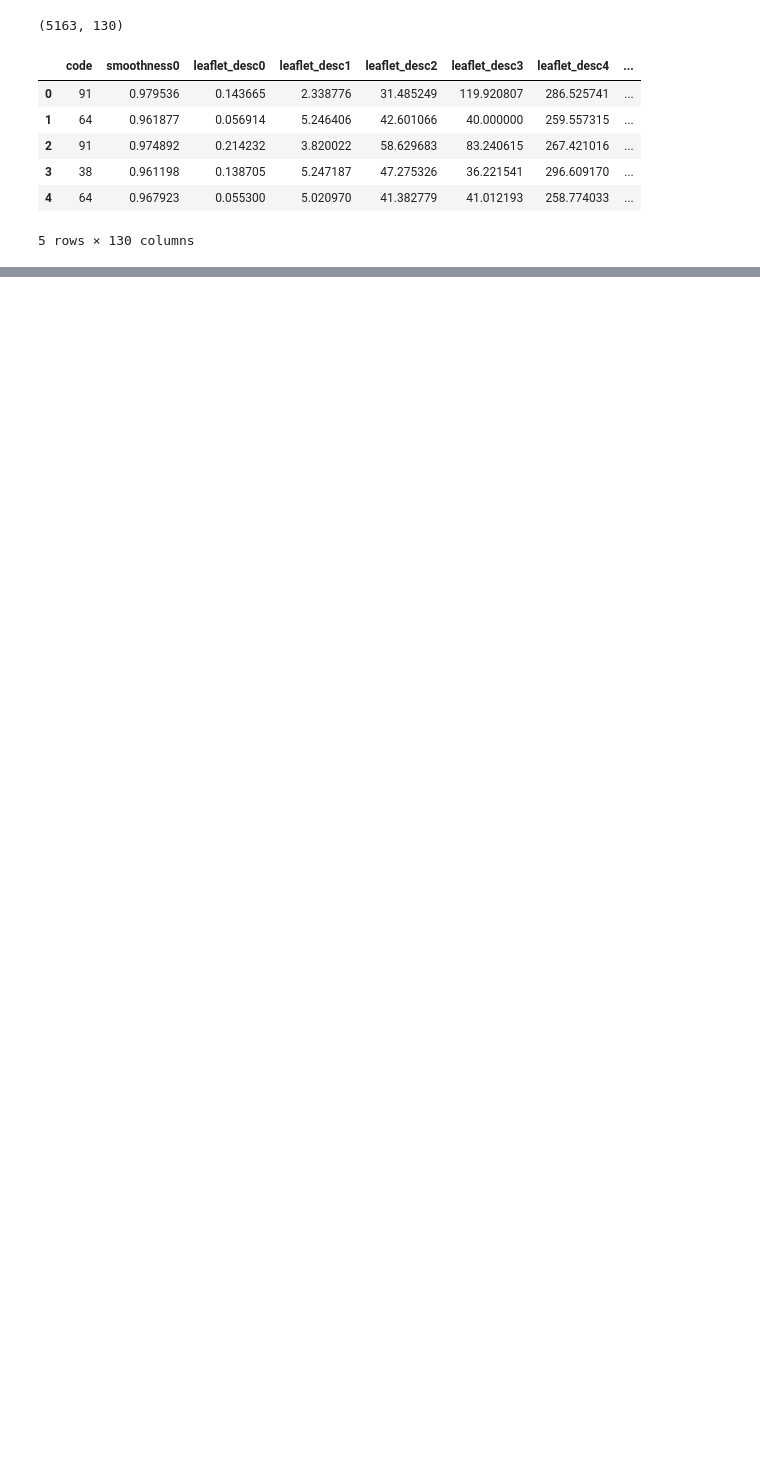
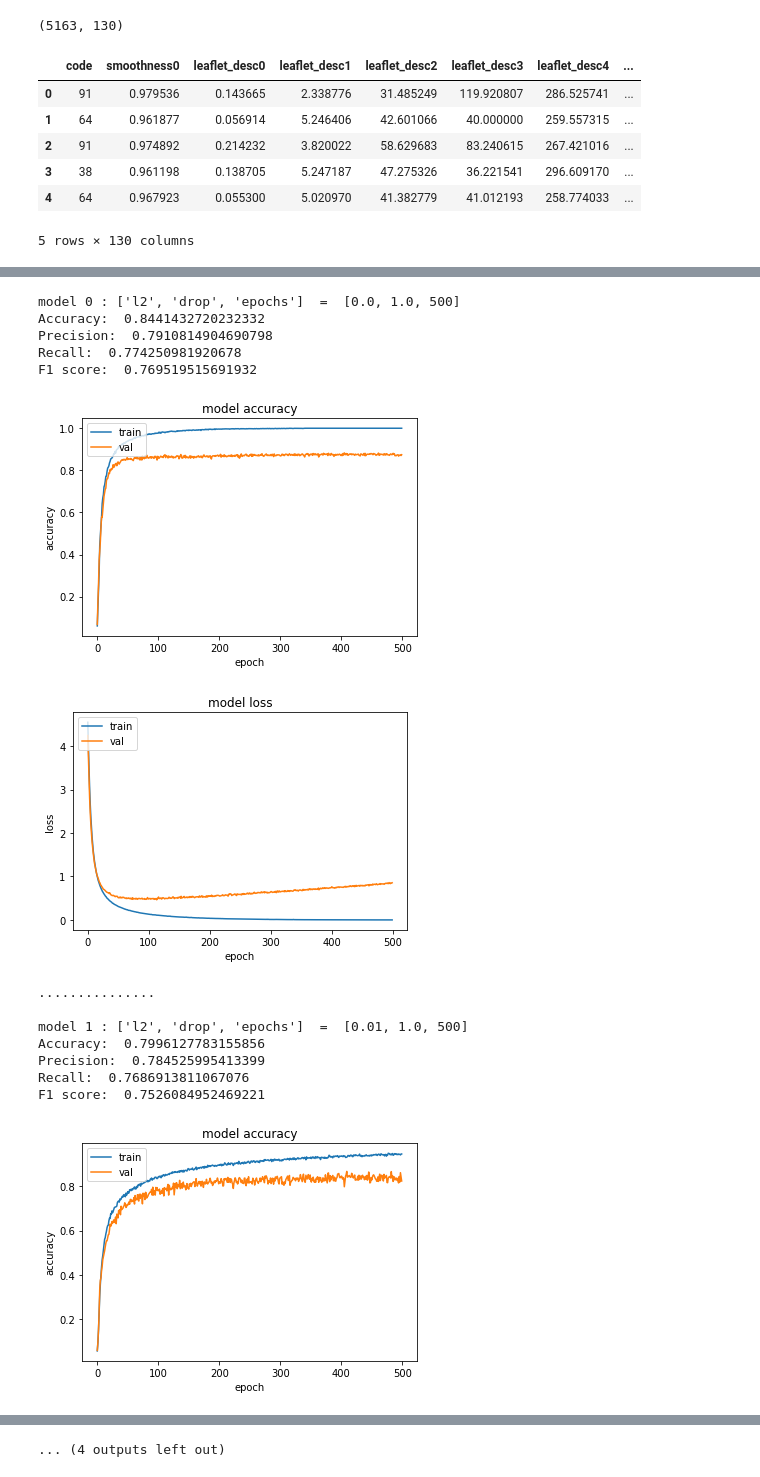
Before and after one commit to darkreqnx/leaf-classifier, a Jupyter notebook: leaves_neuralNet.ipynb, the cells around one changed output, grey strips where cells are left out. Cells and saved outputs as stored; diff of their text form; code cells hidden in the pictures; blank space fills up the shorter version.

```diff
--- a/leaves_neuralNet.ipynb
+++ b/leaves_neuralNet.ipynb
@@ -49,17 +51,3 @@ scaler = MinMaxScaler()
 X_train_scaled = scaler.fit_transform(X_train)
 X_val_scaled = scaler.fit_transform(X_val)
 X_test_scaled = scaler.fit_transform(X_test)
-# %%
-# model: 129/1024/512/122 with relu and dropout
-model = Sequential()
-model.add(Dense(1024,input_dim=129))
-model.add(Dropout(0.5))
-model.add(Activation('relu'))
-model.add(Dense(512))
-model.add(Dropout(0.5))
-model.add(Activation('relu'))
-model.add(Dense(122))
-model.add(Activation('softmax'))
-
-model.compile(loss='categorical_crossentropy',optimizer='adam',metrics=['accuracy'])
-history = model.fit(X_train_scaled,y_train,validation_split=0.0,validation_data=(X_val_scaled,y_val),batch_size=128,epochs=100,verbose=1)
@@ -106,0 +129,9 @@ dict_keys(['val_loss', 'val_accuracy', 'loss', 'accuracy'])
+# %%
+# accuracy, precision, recacll, f-score
+def reportMetrics(mdl, testx, testy):
+  y_pred = mdl.predict(testx)
+  y_pred_bool = np.argmax(y_pred, axis=1)
+  print("Accuracy: ",accuracy_score(np.argmax(testy, axis=1), y_pred_bool))
+  print("Precision: ",precision_score(np.argmax(testy, axis=1), y_pred_bool, average='macro'))
+  print("Recall: ",recall_score(np.argmax(testy, axis=1), y_pred_bool, average='macro'))
+  print("F1 score: ", f1_score(np.argmax(testy, axis=1), y_pred_bool, average='macro'))
@@ -106,0 +140,7 @@ dict_keys(['val_loss', 'val_accuracy', 'loss', 'accuracy'])
+# %%
+# model: 129/256/122
+for i,par in enumerate(netw_params_3L):
+  print(netw_params_3L_ref)
+  print(par)
+  globals()["model"+str(i)], globals()["history"+str(i)] = buildNeuralNet(3, par)
+  print("...............\n")
@@ -106,0 +165,23 @@ dict_keys(['val_loss', 'val_accuracy', 'loss', 'accuracy'])
+# %%
+# loss plots for 129/256/122 model
+for i,par in enumerate(netw_params_3L):
+  print("model",i,":", netw_params_3L_ref," = ",par)
+  reportMetrics(globals()["model"+str(i)], X_test_scaled, y_test)
+  lossAccuracyPlots(globals()["history"+str(i)])
+  print("...............\n")
+# %% [output]
+model 0 : ['l2', 'drop', 'epochs']  =  [0.0, 1.0, 500]
+Accuracy:  0.8441432720232332
+Precision:  0.7910814904690798
+Recall:  0.774250981920678
+F1 score:  0.769519515691932
+[figure, added]
+[figure, added]
+...............
+
+model 1 : ['l2', 'drop', 'epochs']  =  [0.01, 1.0, 500]
+Accuracy:  0.7996127783155856
+Precision:  0.784525995413399
+Recall:  0.7686913811067076
+F1 score:  0.7526084952469221
+[figure, added]
@@ -107 +207,2 @@ dict_keys(['val_loss', 'val_accuracy', 'loss', 'accuracy'])
+... (4 outputs left out)
 # %%
```
Also changed, not shown: parts of 13 cells of this notebook, 13 other files.
